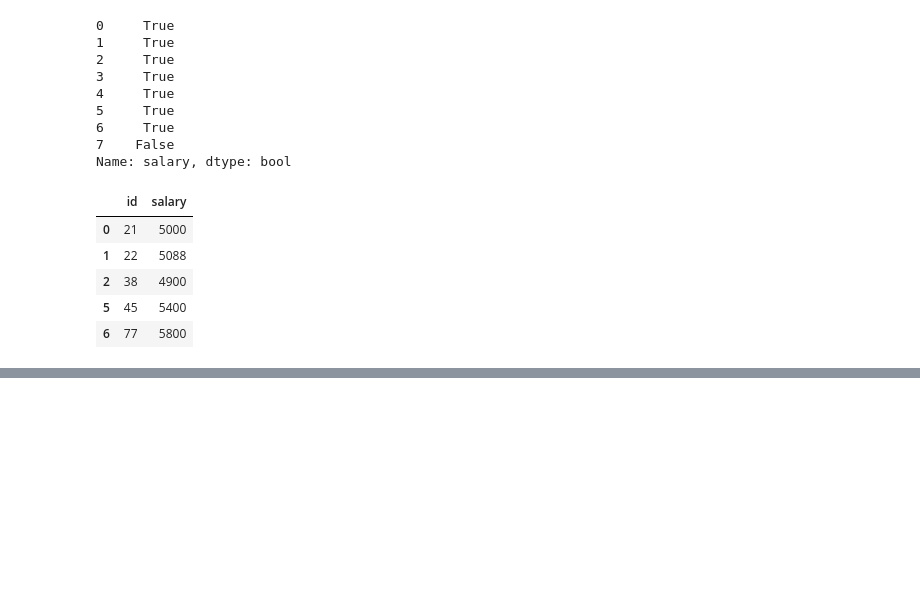
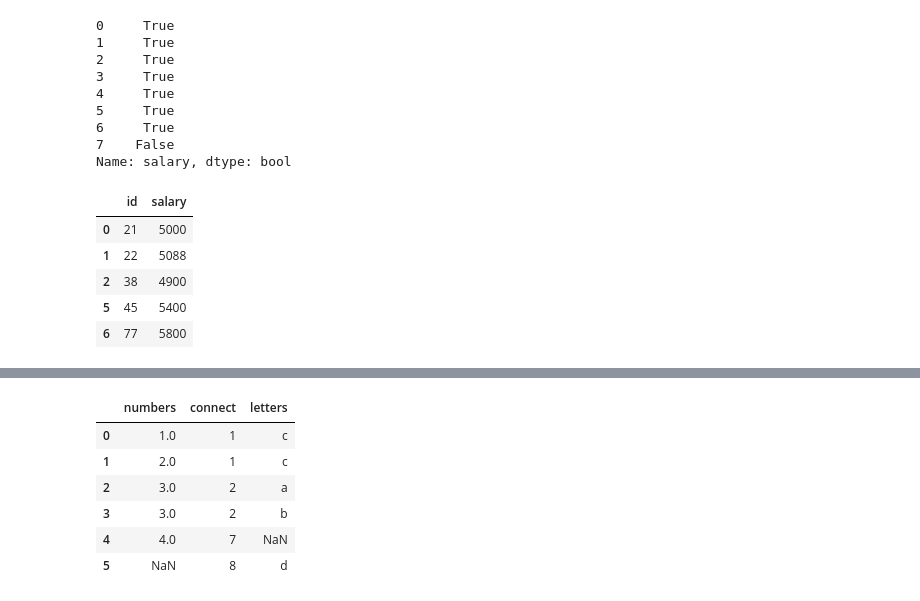
Before and after one commit to F-Badger/l2, a Jupyter notebook: COMP2271 Data Science/Data Cleaning and Analytics.ipynb, the cells around one changed output, grey strips where cells are left out. Drawn from its saved outputs; the diff is of its cells as text; code cells hidden in the pictures; blank space fills up the shorter version.

```diff
--- a/COMP2271 Data Science/Data Cleaning and Analytics.ipynb
+++ b/COMP2271 Data Science/Data Cleaning and Analytics.ipynb
@@ -1350,0 +1641,7 @@ salaries_cleaned
+# %%
+dict1={
+'numbers':[1,2,3,4],
+'connect':[1,1,2,7]
+}
+df1=pd.DataFrame(dict1)
+df1
@@ -1350,0 +1654,7 @@ salaries_cleaned
+# %%
+dict2={
+'connect':[2,2,1,8],
+'letters':['a','b','c','d']
+}
+df2=pd.DataFrame(dict2)
+df2
@@ -1350,0 +1676,11 @@ salaries_cleaned
+# %%
+df_outer=pd.merge(df1,df2,how='outer') #outer merge
+df_outer
+# %% [output]
+|  | numbers | connect | letters |
+| 0 | 1.0 | 1 | c |
+| 1 | 2.0 | 1 | c |
+| 2 | 3.0 | 2 | a |
+| 3 | 3.0 | 2 | b |
+| 4 | 4.0 | 7 | NaN |
+| 5 | NaN | 8 | d |
```
Also changed, not shown: parts of 24 cells of this notebook.
